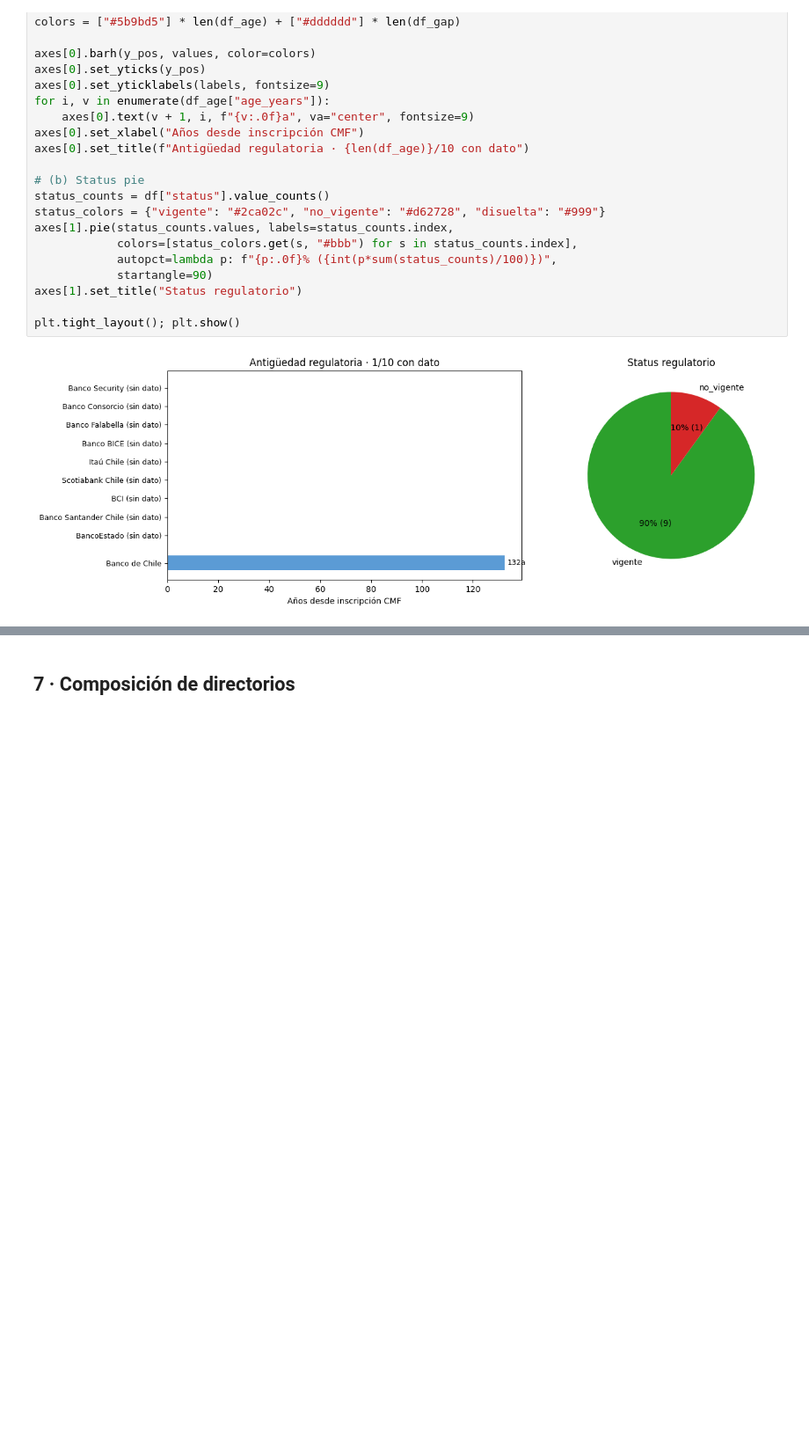
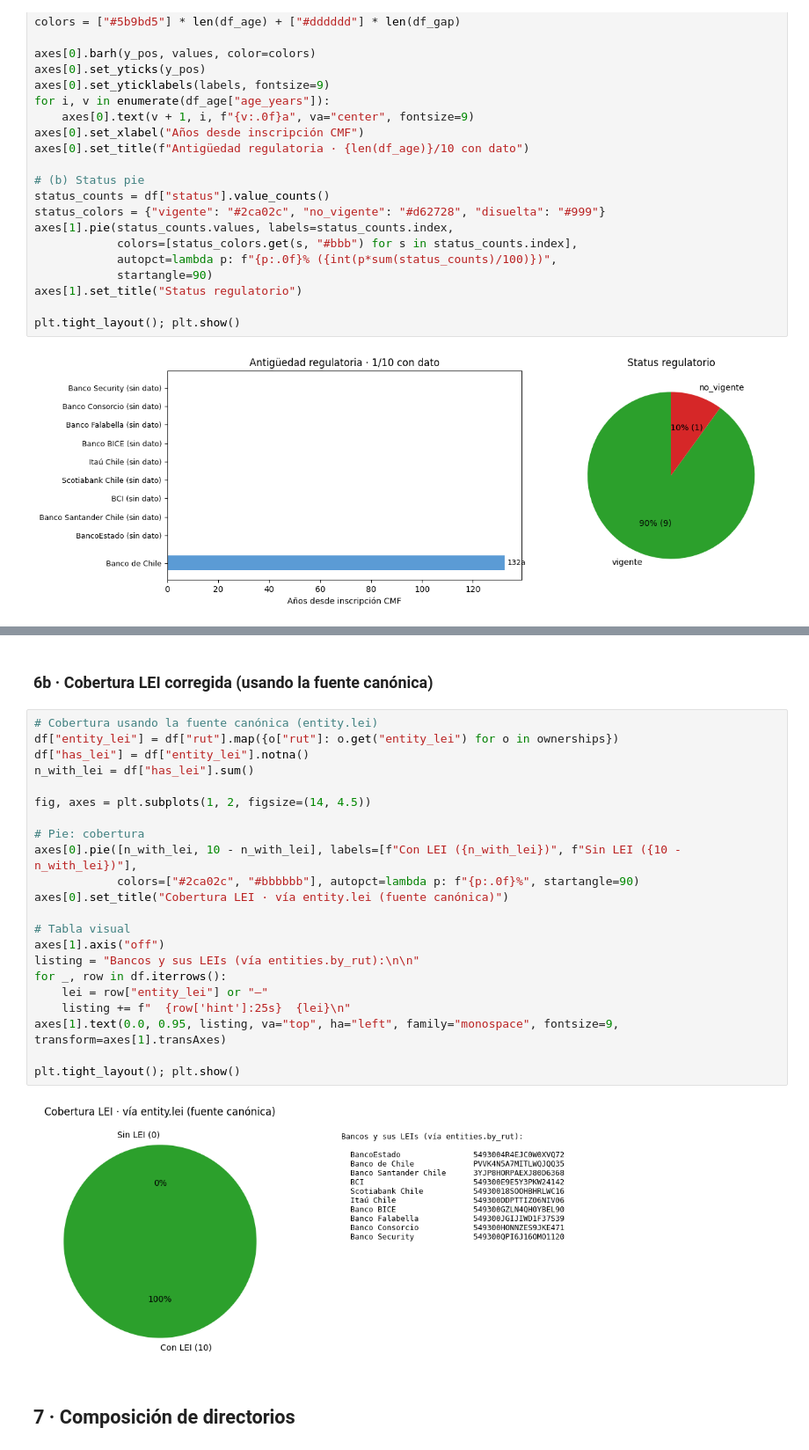
Before and after one commit to l0rdbarcsacs/cerberus-sdk-python, a Jupyter notebook: examples/notebooks/04-top10-bancos-chile.ipynb, the cells around one changed output, grey strips where cells are left out. Shown at 88% size. Drawn from its saved outputs; the diff is of its cells as text; blank space fills up the shorter version.

```diff
--- a/examples/notebooks/04-top10-bancos-chile.ipynb
+++ b/examples/notebooks/04-top10-bancos-chile.ipynb
@@ -298,3 +355,29 @@ df_own
+# %% [markdown]
+### 6b · Cobertura LEI corregida (usando la fuente canónica)
+# %%
+# Cobertura usando la fuente canónica (entity.lei)
+df["entity_lei"] = df["rut"].map({o["rut"]: o.get("entity_lei") for o in ownerships})
+df["has_lei"] = df["entity_lei"].notna()
+n_with_lei = df["has_lei"].sum()
+
+fig, axes = plt.subplots(1, 2, figsize=(14, 4.5))
+
+# Pie: cobertura
+axes[0].pie([n_with_lei, 10 - n_with_lei], labels=[f"Con LEI ({n_with_lei})", f"Sin LEI ({10 - n_with_lei})"],
+            colors=["#2ca02c", "#bbbbbb"], autopct=lambda p: f"{p:.0f}%", startangle=90)
+axes[0].set_title("Cobertura LEI · vía entity.lei (fuente canónica)")
+
+# Tabla visual
+axes[1].axis("off")
+listing = "Bancos y sus LEIs (vía entities.by_rut):\n\n"
+for _, row in df.iterrows():
+    lei = row["entity_lei"] or "—"
+    listing += f"  {row['hint']:25s}  {lei}\n"
+axes[1].text(0.0, 0.95, listing, va="top", ha="left", family="monospace", fontsize=9, transform=axes[1].transAxes)
+
+plt.tight_layout(); plt.show()
+# %% [output]
+[figure, added]
 # %% [markdown]
 ## 7 · Composición de directorios
 # %%
```
Also changed, not shown: parts of 10 cells of this notebook.
